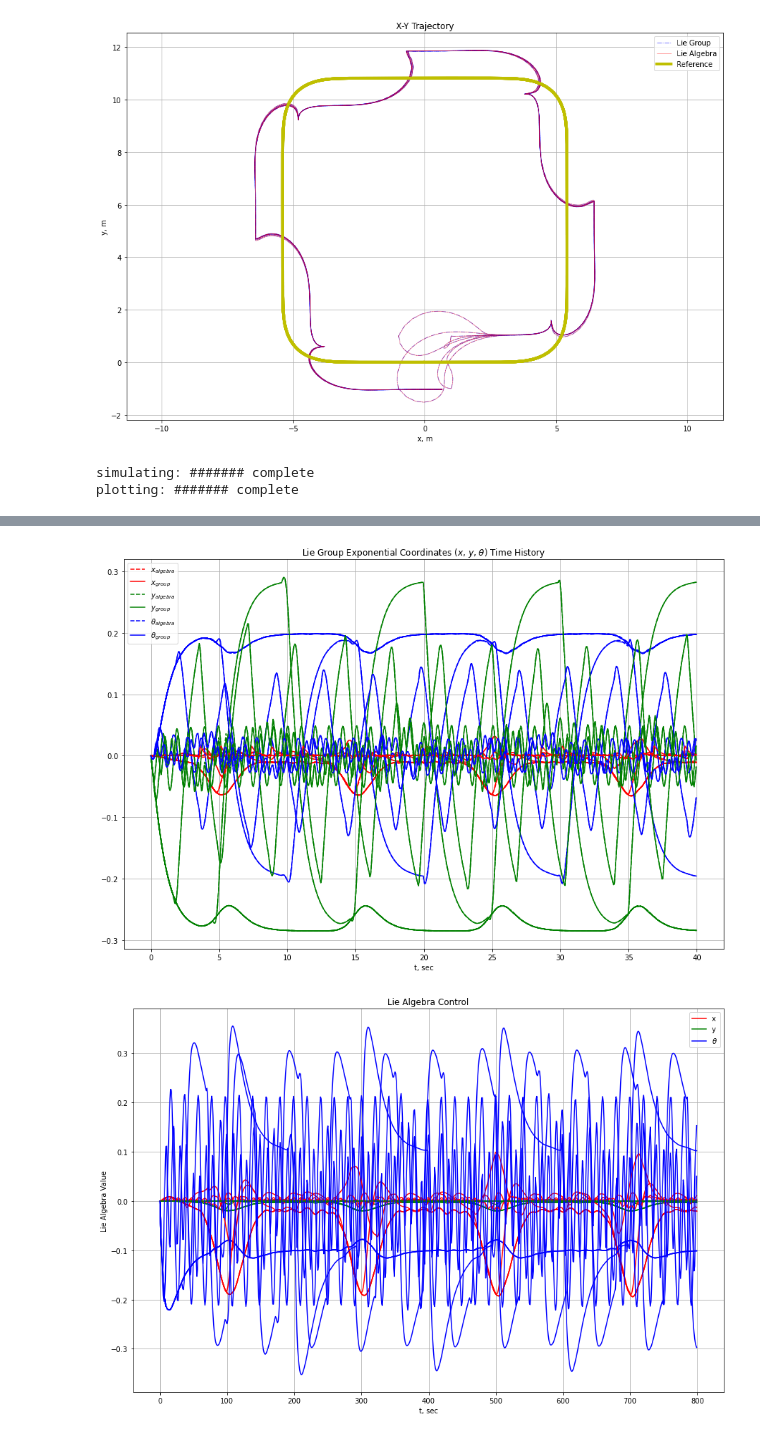
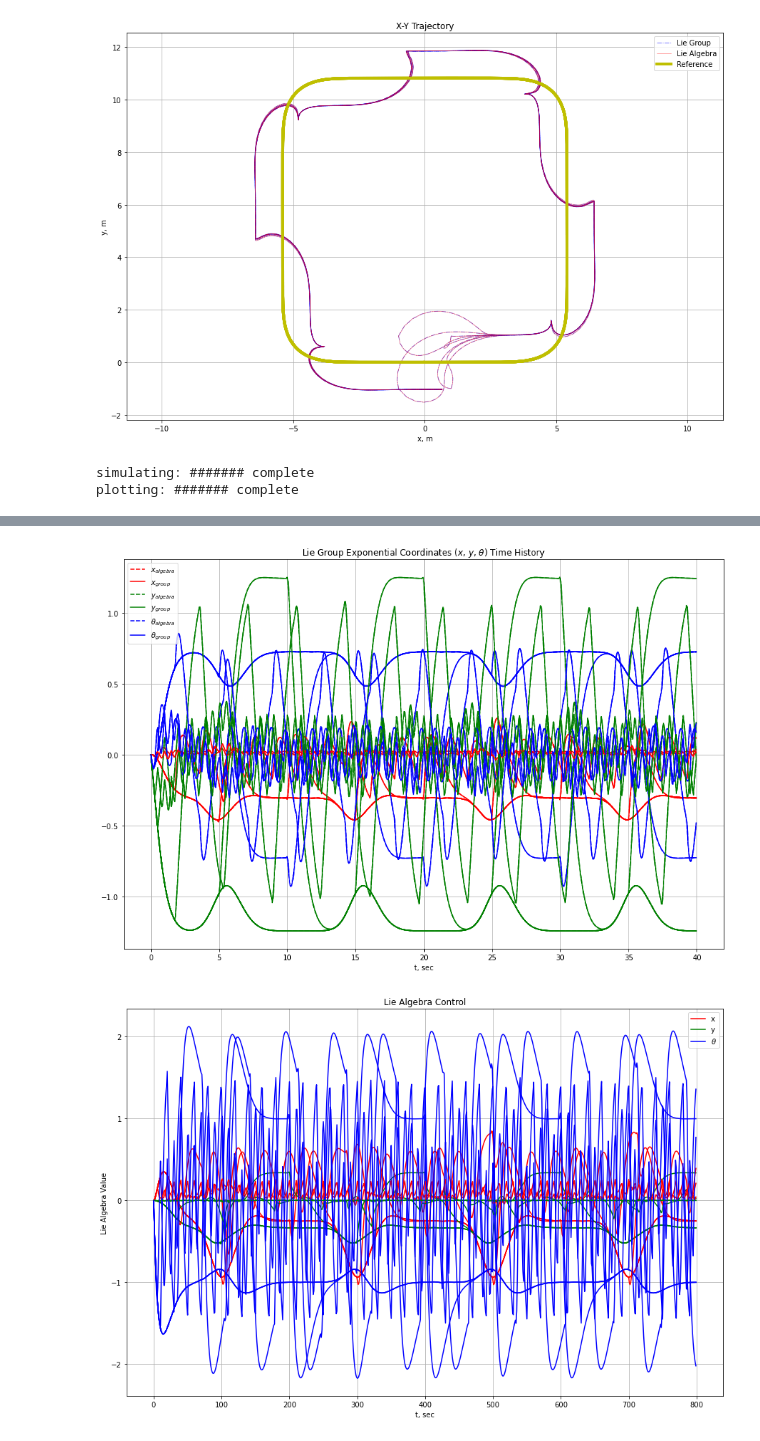
Before and after one commit to melodylylin/NASAULI_MC, a Jupyter notebook: SE2_with_Disturbance.ipynb, the cells around one changed output, grey strips where cells are left out. Drawn from its saved outputs; the diff is of its cells as text; code cells hidden in the pictures.

```diff
--- a/SE2_with_Disturbance.ipynb
+++ b/SE2_with_Disturbance.ipynb
@@ -141,7 +141,7 @@ for theta0 in np.linspace(-np.pi/2, np.pi/2, 2):
 # %% [output]
 [figure]
 # %%
-se2_flow.simulate_and_plot(frequencies=[0, 0.001, 0.01, 0.1, 0.28, 1, 2], tf=40, w1_mag=0.2, w2_mag=0.1)
+se2_flow.simulate_and_plot(frequencies=[0, 0.001, 0.01, 0.1, 0.28, 1, 2], tf=40, x0=0, y0=0, theta0=0, dist='square', sol=None, w1_mag=1, w2_mag=1)
 # %% [output]
 simulating: ####### complete
 plotting: ####### complete
@@ -151,2 +151,2 @@ plotting: ####### complete
-[figure, old version]
+[figure, new version]
-[figure, old version]
+[figure, new version]
```
Also changed, not shown: parts of 1 cell of this notebook, 9 other files.
